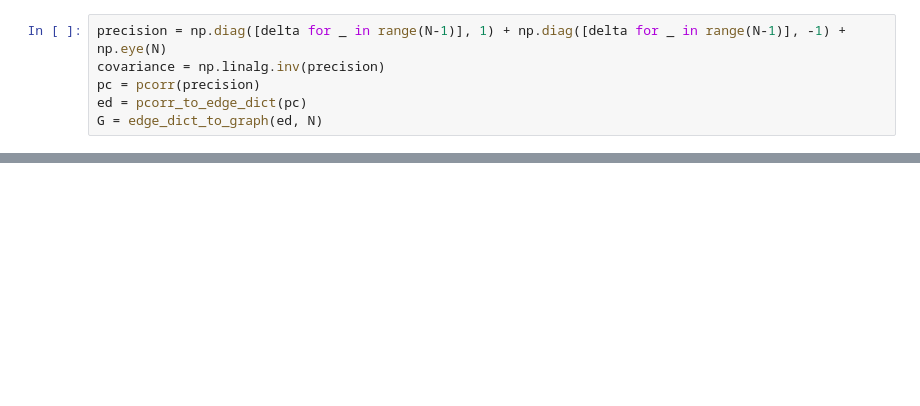
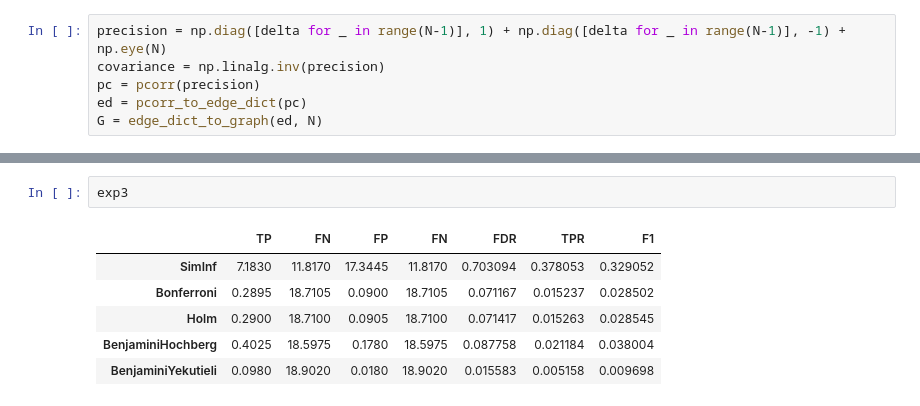
Before and after one commit to cofofprom/GGMS, a Jupyter notebook: algo_test.ipynb, the cells around one changed output, grey strips where cells are left out. Saved outputs shown, nothing was run; the diff lists cells and outputs as text; blank space fills up the shorter version.

```diff
--- a/algo_test.ipynb
+++ b/algo_test.ipynb
@@ -53,0 +54,9 @@ solver_means
+# %%
+exp3
+# %% [output]
+|  | TP | FN | FP | FN | FDR | TPR | F1 |
+| SimInf | 7.1830 | 11.8170 | 17.3445 | 11.8170 | 0.703094 | 0.378053 | 0.329052 |
+| Bonferroni | 0.2895 | 18.7105 | 0.0900 | 18.7105 | 0.071167 | 0.015237 | 0.028502 |
+| Holm | 0.2900 | 18.7100 | 0.0905 | 18.7100 | 0.071417 | 0.015263 | 0.028545 |
+| BenjaminiHochberg | 0.4025 | 18.5975 | 0.1780 | 18.5975 | 0.087758 | 0.021184 | 0.038004 |
+| BenjaminiYekutieli | 0.0980 | 18.9020 | 0.0180 | 18.9020 | 0.015583 | 0.005158 | 0.009698 |
```
Also changed, not shown: parts of 12 cells of this notebook, 3 other files.
